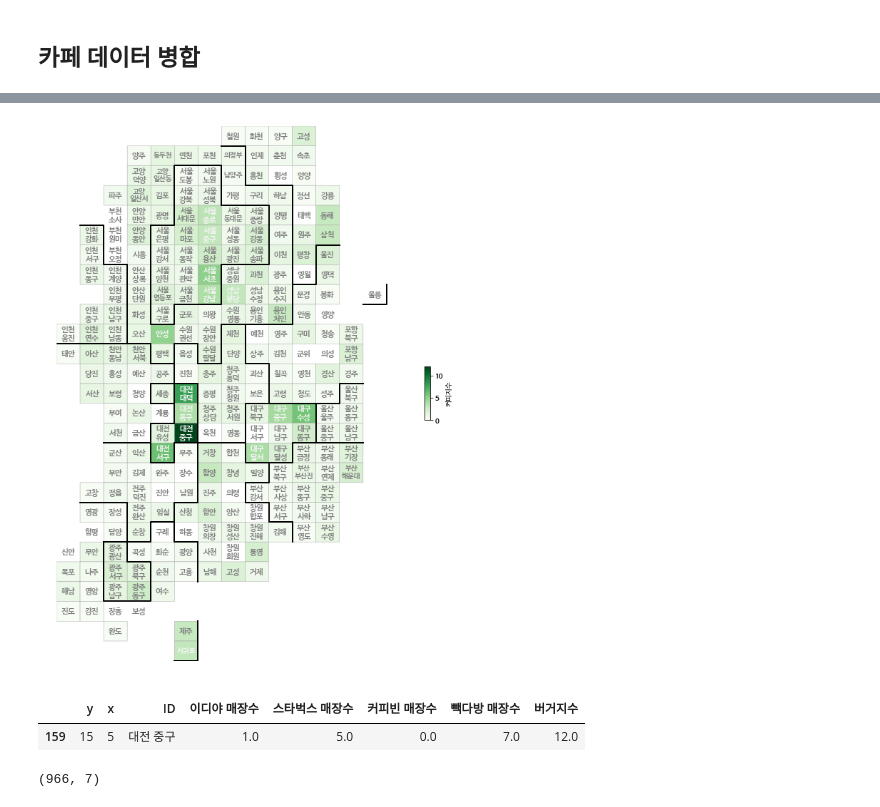
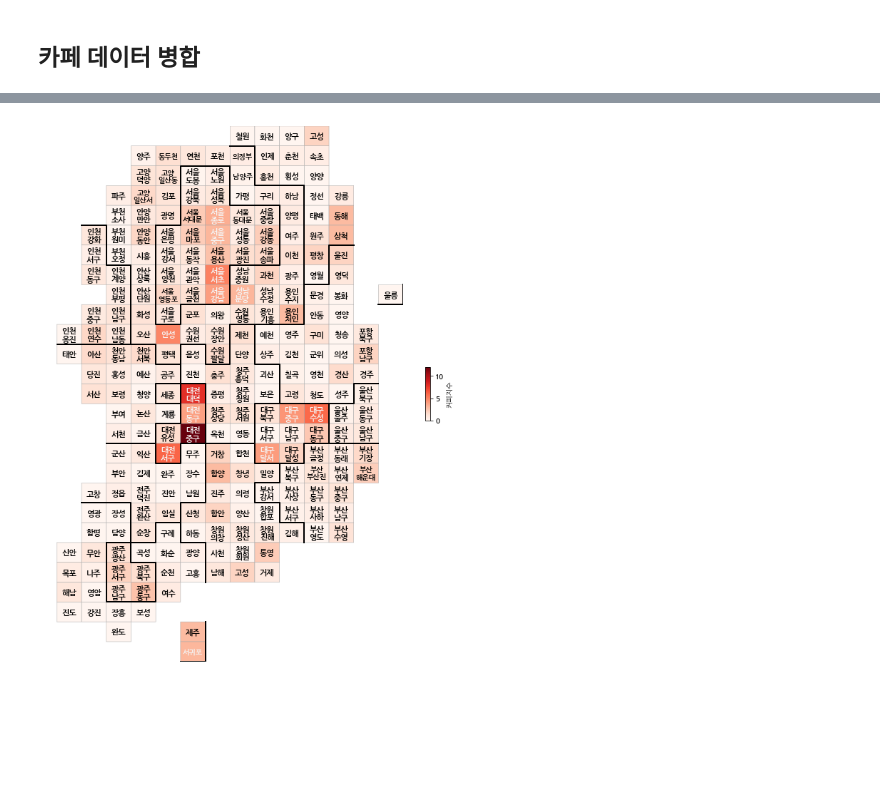
Before and after one commit to limwonki0619/Python-lecture, a Jupyter notebook: 책) 파이썬으로 데이터 주무르기/Ch05_우리나라 인구 소멸 위기 지역 분석/korea_coffee_shop.ipynb, the cells around one changed output, grey strips where cells are left out. Cells and saved outputs as stored; diff of their text form; code cells hidden in the pictures; blank space fills up the shorter version.

```diff
--- a/책) 파이썬으로 데이터 주무르기/Ch05_우리나라 인구 소멸 위기 지역 분석/korea_coffee_shop.ipynb
+++ b/책) 파이썬으로 데이터 주무르기/Ch05_우리나라 인구 소멸 위기 지역 분석/korea_coffee_shop.ipynb
@@ -14,7 +15,7 @@ import matplotlib.font_manager as fm
 import seaborn as sns
 import folium
 
-font_fname = 'C:/Windows/Fonts/NanumBarunGothic.ttf'  # https://github.com/limwonki0619/Python-lecture/blob/master/Python-Data-Science/Matplotlib/Matplotlib%20%EC%99%B8%EB%B6%80%ED%8F%B0%ED%8A%B8%20%EC%A0%81%EC%9A%A9%EB%B0%A9%EB%B2%95.ipynb
+font_fname = 'C:/Windows/Fonts/NanumGothic.ttf'  # https://github.com/limwonki0619/Python-lecture/blob/master/Python-Data-Science/Matplotlib/Matplotlib%20%EC%99%B8%EB%B6%80%ED%8F%B0%ED%8A%B8%20%EC%A0%81%EC%9A%A9%EB%B0%A9%EB%B2%95.ipynb
 font_family = fm.FontProperties(fname=font_fname).get_name()
 plt.rcParams['font.family'] = font_family
 
@@ -608,6 +531,7 @@ draw_korea
 # %%
-coffee_carto = pd.merge(draw_korea, merge_3, how='left', on='ID')
-coffee_carto
+cfix = pd.merge(draw_korea, merge_3, how='left', on='ID')  # ID값을 기준으로 left join
+cfix = cfix.fillna(0)
+cfix.head(20)
 # %% [output]
 |  | y | x | ID | 이디야 매장수 | 스타벅스 매장수 | 커피빈 매장수 | 빽다방 매장수 | 커피지수 |
 | 0 | 0 | 7 | 철원 | 2.0 | 0.0 | 0.0 | 0.0 | 0.000000 |
@@ -664,7 +589,7 @@ def drawKorea(targetData, blockedMap, cmapname):
         else:
             fontsize, linespacing = 11, 1.
 
-        annocolor = 'whitesmoke'  if row[targetData] > whitelabelmin else 'grey'
+        annocolor = 'whitesmoke'  if row[targetData] > whitelabelmin else 'black'
         plt.annotate(dispname, (row['x']+0.5, row['y']+0.5), weight='bold',
                      fontsize=fontsize, ha='center', va='center', color=annocolor,
                      linespacing=linespacing)
@@ -711,9 +652,4 @@ BORDER_LINES = [ # 지역별 각 꼭짓점이 되는 좌표, [행][열] 구성
 # %%
-drawKorea('커피지수', coffee_carto, 'Greens')
+drawKorea('커피지수', cfix, 'Reds')
 # %% [output]
-[figure, old version]
+[figure, new version]
-# %%
-berger_carto[berger_carto['ID'] == '대전 중구']
-# %% [output]
-|  | y | x | ID | 이디야 매장수 | 스타벅스 매장수 | 커피빈 매장수 | 빽다방 매장수 | 버거지수 |
-| 159 | 15 | 5 | 대전 중구 | 1.0 | 5.0 | 0.0 | 7.0 | 12.0 |
@@ -722,4 +655,0 @@ twosome = coffee[coffee['상호명'].str.contains('투썸플레이스')]
-# %%
-twosome.shape
-# %% [output]
-(966, 7)
```
Also changed, not shown: parts of 31 cells of this notebook.
